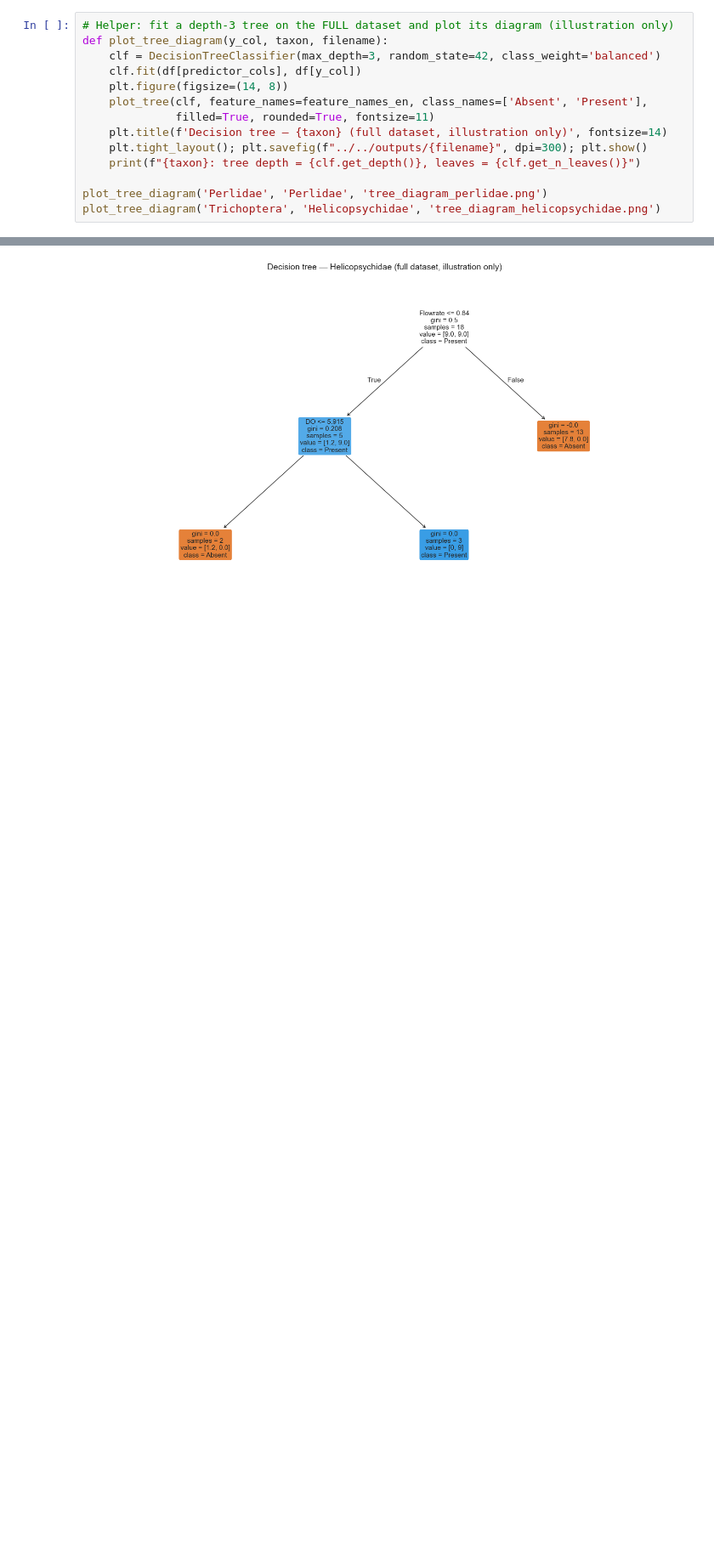
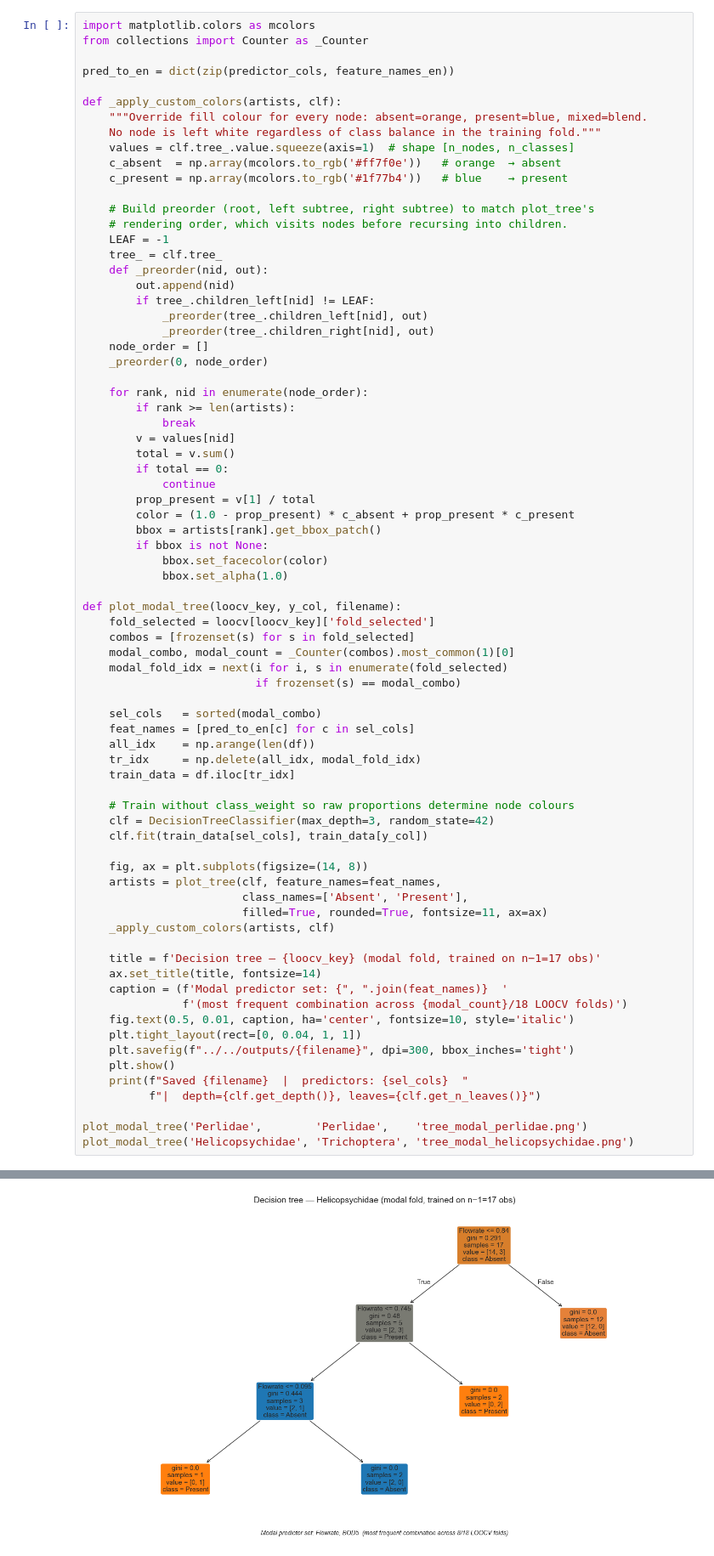
Before and after one commit to saulo1112/cali-river-biomonitoring, a Jupyter notebook: notebooks/03_classification_trees/03b_classification_trees_LOOCV.ipynb, the cells around one changed output, grey strips where cells are left out. Shown at 85% size. Cells and saved outputs as stored; diff of their text form; blank space fills up the shorter version.

```diff
--- a/notebooks/03_classification_trees/03b_classification_trees_LOOCV.ipynb
+++ b/notebooks/03_classification_trees/03b_classification_trees_LOOCV.ipynb
@@ -270,15 +322,76 @@ each fitted on n-1=17 observations.
 # %%
-# Helper: fit a depth-3 tree on the FULL dataset and plot its diagram (illustration only)
-def plot_tree_diagram(y_col, taxon, filename):
-    clf = DecisionTreeClassifier(max_depth=3, random_state=42, class_weight='balanced')
-    clf.fit(df[predictor_cols], df[y_col])
-    plt.figure(figsize=(14, 8))
-    plot_tree(clf, feature_names=feature_names_en, class_names=['Absent', 'Present'],
-              filled=True, rounded=True, fontsize=11)
-    plt.title(f'Decision tree — {taxon} (full dataset, illustration only)', fontsize=14)
-    plt.tight_layout(); plt.savefig(f"../../outputs/{filename}", dpi=300); plt.show()
-    print(f"{taxon}: tree depth = {clf.get_depth()}, leaves = {clf.get_n_leaves()}")
+import matplotlib.colors as mcolors
+from collections import Counter as _Counter
 
-plot_tree_diagram('Perlidae', 'Perlidae', 'tree_diagram_perlidae.png')
-plot_tree_diagram('Trichoptera', 'Helicopsychidae', 'tree_diagram_helicopsychidae.png')
+pred_to_en = dict(zip(predictor_cols, feature_names_en))
+
+def _apply_custom_colors(artists, clf):
+    """Override fill colour for every node: absent=orange, present=blue, mixed=blend.
+    No node is left white regardless of class balance in the training fold."""
+    values = clf.tree_.value.squeeze(axis=1)  # shape [n_nodes, n_classes]
+    c_absent  = np.array(mcolors.to_rgb('#ff7f0e'))   # orange  → absent
+    c_present = np.array(mcolors.to_rgb('#1f77b4'))   # blue    → present
+
+    # Build preorder (root, left subtree, right subtree) to match plot_tree's
+    # rendering order, which visits nodes before recursing into children.
+    LEAF = -1
+    tree_ = clf.tree_
+    def _preorder(nid, out):
+        out.append(nid)
+        if tree_.children_left[nid] != LEAF:
+            _preorder(tree_.children_left[nid], out)
+            _preorder(tree_.children_right[nid], out)
+    node_order = []
+    _preorder(0, node_order)
+
+    for rank, nid in enumerate(node_order):
+        if rank >= len(artists):
+            break
+        v = values[nid]
+        total = v.sum()
+        if total == 0:
+            continue
+        prop_present = v[1] / total
+        color = (1.0 - prop_present) * c_absent + prop_present * c_present
+        bbox = artists[rank].get_bbox_patch()
+        if bbox is not None:
+            bbox.set_facecolor(color)
+            bbox.set_alpha(1.0)
+
+def plot_modal_tree(loocv_key, y_col, filename):
+    fold_selected = loocv[loocv_key]['fold_selected']
+    combos = [frozenset(s) for s in fold_selected]
+    modal_combo, modal_count = _Counter(combos).most_common(1)[0]
+    modal_fold_idx = next(i for i, s in enumerate(fold_selected)
+                          if frozenset(s) == modal_combo)
+
+    sel_cols   = sorted(modal_combo)
+    feat_names = [pred_to_en[c] for c in sel_cols]
+    all_idx    = np.arange(len(df))
+    tr_idx     = np.delete(all_idx, modal_fold_idx)
+    train_data = df.iloc[tr_idx]
+
+    # Train without class_weight so raw proportions determine node colours
+    clf = DecisionTreeClassifier(max_depth=3, random_state=42)
+    clf.fit(train_data[sel_cols], train_data[y_col])
+
+    fig, ax = plt.subplots(figsize=(14, 8))
+    artists = plot_tree(clf, feature_names=feat_names,
+                        class_names=['Absent', 'Present'],
+                        filled=True, rounded=True, fontsize=11, ax=ax)
+    _apply_custom_colors(artists, clf)
+
+    title = f'Decision tree — {loocv_key} (modal fold, trained on n−1=17 obs)'
+    ax.set_title(title, fontsize=14)
+    caption = (f'Modal predictor set: {", ".join(feat_names)}  '
+               f'(most frequent combination across {modal_count}/18 LOOCV folds)')
+    fig.text(0.5, 0.01, caption, ha='center', fontsize=10, style='italic')
+    plt.tight_layout(rect=[0, 0.04, 1, 1])
+    plt.savefig(f"../../outputs/{filename}", dpi=300, bbox_inches='tight')
+    plt.show()
+    print(f"Saved {filename}  |  predictors: {sel_cols}  "
+          f"|  depth={clf.get_depth()}, leaves={clf.get_n_leaves()}")
+
+plot_modal_tree('Perlidae',        'Perlidae',    'tree_modal_perlidae.png')
+plot_modal_tree('Helicopsychidae', 'Trichoptera', 'tree_modal_helicopsychidae.png')
 # %% [output]
@@ -287 +400 @@ Perlidae: tree depth = 3, leaves = 4
-[figure, old version]
+[figure, new version]
```
Also changed, not shown: parts of 7 cells of this notebook, 16 other files.
